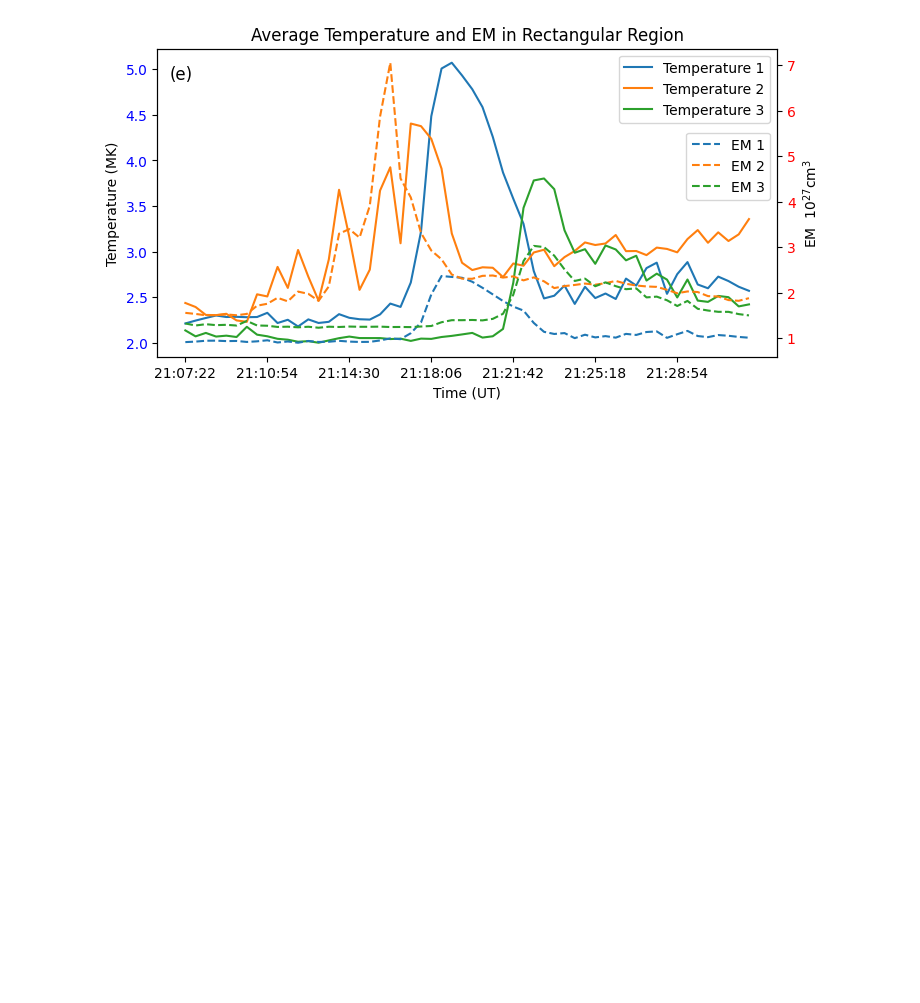
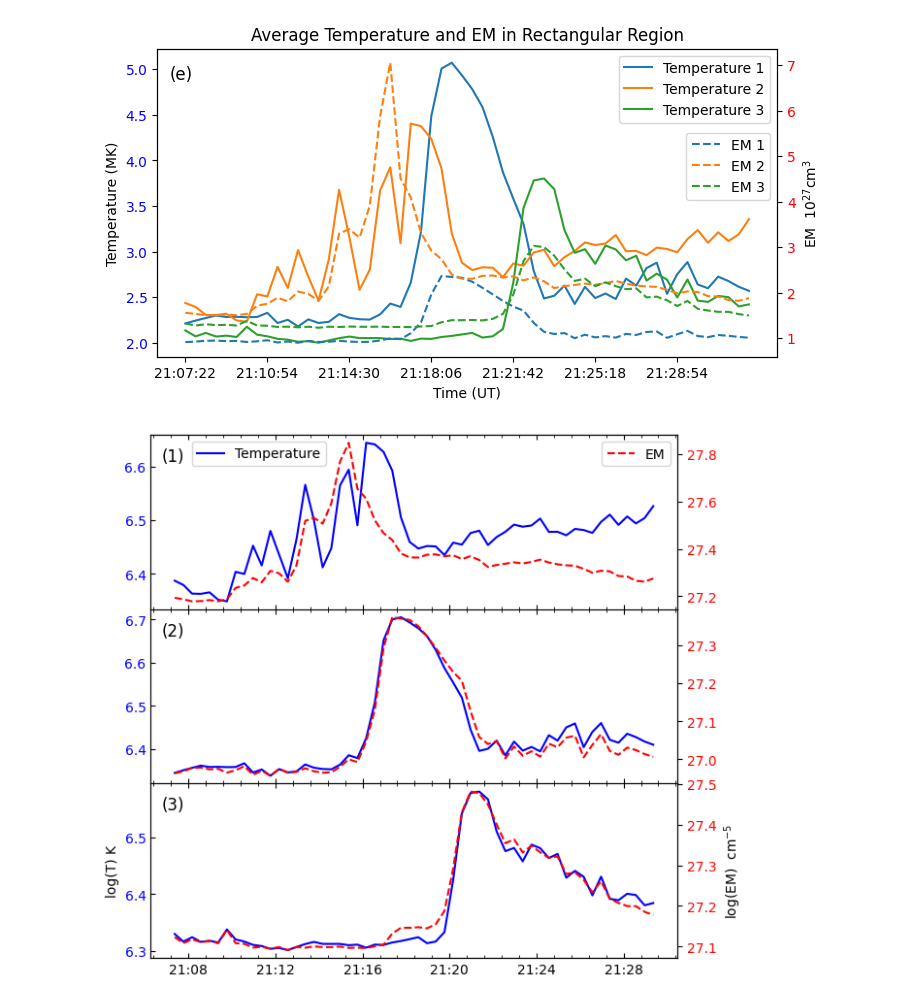
Before and after one commit to xiaosjh/reconnection, a Jupyter notebook: draw_image2.ipynb, the cells around one changed output. Cells and saved outputs as stored; diff of their text form; code cells hidden in the pictures; blank space fills up the shorter version.

```diff
--- a/draw_image2.ipynb
+++ b/draw_image2.ipynb
@@ -471,3 +471,59 @@ plt.title('Average Temperature and EM in Rectangular Region',size=12)
 # %% [output]
 Text(0.5, 1.0, 'Average Temperature and EM in Rectangular Region')
 [figure]
+# %%
+logT=np.log10(avg_temp)
+logem=np.log10(avg_em)
+# %%
+#ax2实际上对应avg_temp[:,0]是起点区域，时间最早所以给他放在最上面
+
+fig,(ax2,ax1,ax3)=plt.subplots(3,1,figsize=(7,7),sharex=True,
+                               gridspec_kw={'height_ratios': [1, 1, 1],'hspace': 0})
+
+ax1.plot(logT[:56,0],label='log(T) K',color='blue')
+#ax1.set_ylabel('Temperature (MK)')
+ax1.tick_params(axis='y',labelcolor='blue')
+ax1.text(0.02,0.85,'(2)',color='black',transform=ax1.transAxes,fontsize=12)
+ax11=ax1.twinx()
+ax11.plot(logem[:56,0],label='EM',linestyle='--',color='red')
+#ax11.set_ylabel('EM  '+ r'$10^{27} \text{cm}^3$')
+ax11.tick_params(axis='y',labelcolor='red')
+coor_x=np.zeros(6)
+for i in range(len(coor_x)):
+    coor_x[i]=(i*240+38)/24
+label_x=['21:08','21:12','21:16','21:20','21:24','21:28']
+ax1.set_xticks(ticks=coor_x,labels=label_x)
+ax1.xaxis.set_minor_locator(ticker.AutoMinorLocator())  # 给 x 轴加小刻度
+ax1.yaxis.set_minor_locator(ticker.NullLocator())
+
+ax2.plot(logT[:56,1],label='Temperature',color='blue')
+ax2.tick_params(axis='y',labelcolor='blue')
+ax2.text(0.02,0.85,'(1)',color='black',transform=ax2.transAxes,fontsize=12)
+ax22=ax2.twinx()
+ax22.plot(logem[:56,1],label='EM',linestyle='--',color='red')
+#ax22.set_ylabel('EM  '+ r'$10^{27} \text{cm}^3$')
+ax22.tick_params(axis='y',labelcolor='red')
+ax2.legend(loc='upper left',bbox_to_anchor=(0.065,1))
+ax22.legend(loc='upper right')
+
+ax3.plot(logT[:56,2],label='Temperature 3',color='blue')
+ax3.set_ylabel('log(T) K')
+ax3.tick_params(axis='y',labelcolor='blue')
+ax3.text(0.02,0.85,'(3)',color='black',transform=ax3.transAxes,fontsize=12)
+ax33=ax3.twinx()
+ax33.plot(logem[:56,2],label='EM 3',linestyle='--',color='red')
+ax33.set_ylabel('log(EM)  '+ r'$\text{cm}^{-5}$')
+ax33.tick_params(axis='y',labelcolor='red')
+
+for ax in [ax1,ax2]:
+    ax.label_outer()#去掉上两个的xlabel xticklabel
+ax1.spines['top'].set_visible(False)
+ax11.spines['top'].set_visible(False)
+ax1.spines['bottom'].set_visible(False)
+ax11.spines['bottom'].set_visible(False)
+for ax in [ax1,ax2,ax3]:
+    ax.tick_params(axis='x',which='both',direction='in',top='True')
+    ax.tick_params(axis='y',which='both',direction='in')
+plt.savefig(r'D:\Learning\PHD1st\magnetic_reconnecion\paper\fig2\T_DEM_time.pdf',format='pdf',bbox_inches='tight', pad_inches=0.1)
+# %% [output]
+[figure, added]
```
Also changed, not shown: parts of 13 cells of this notebook, 5 other files.
